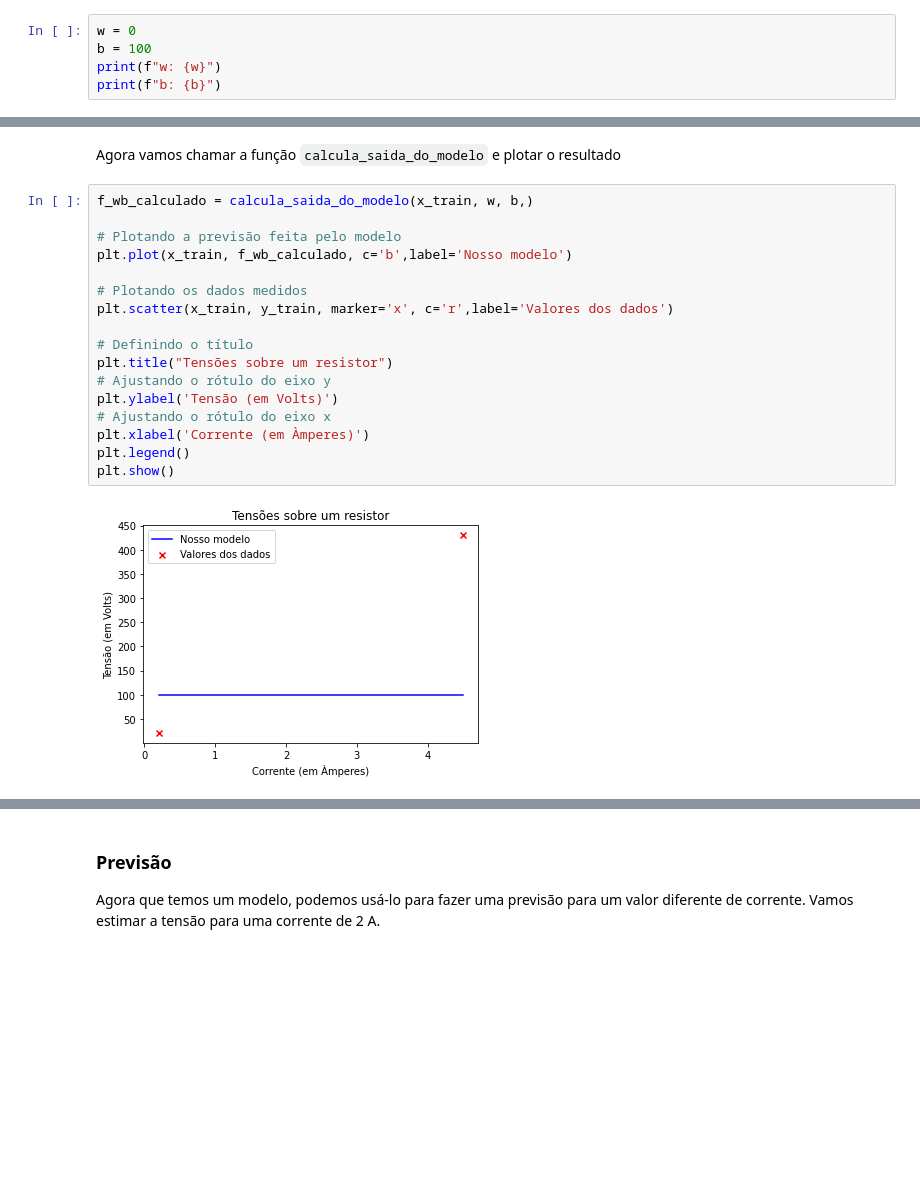
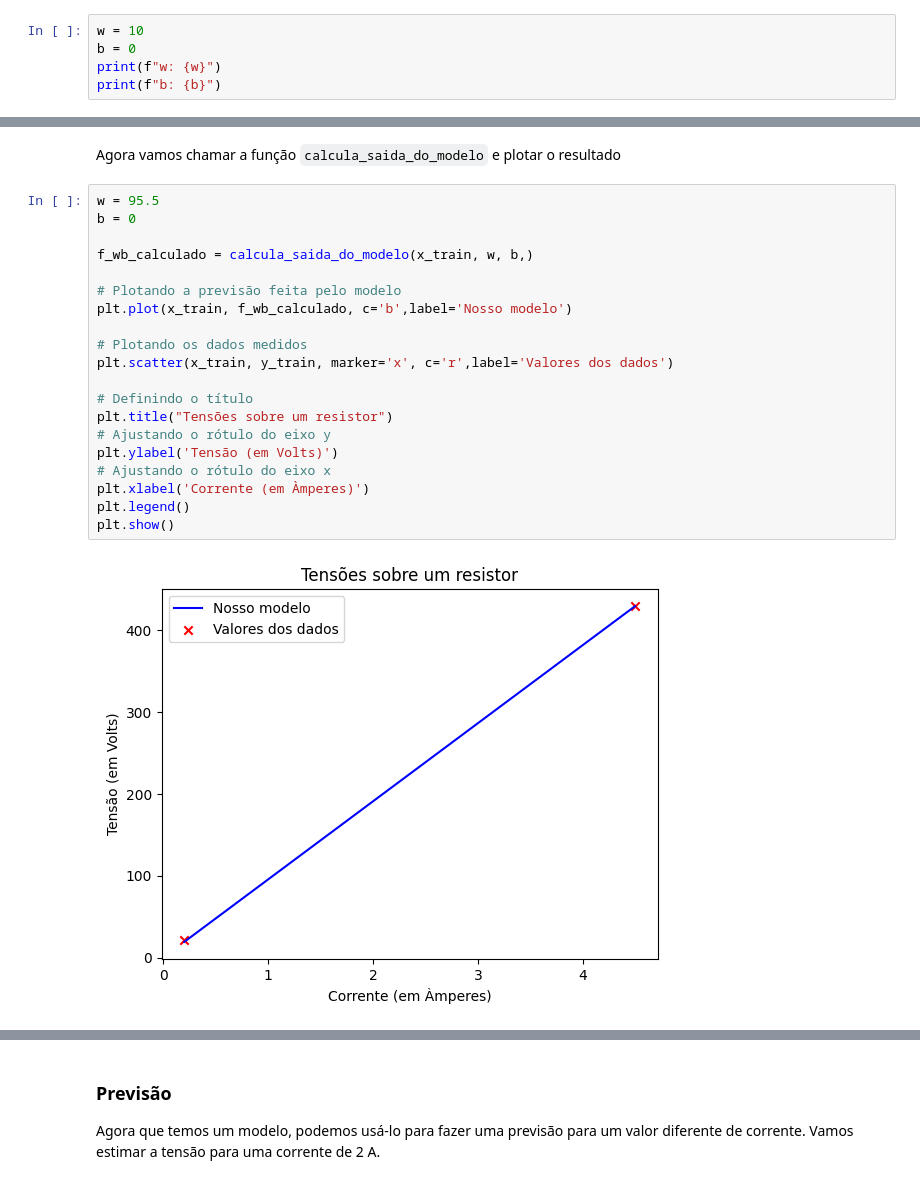
Before and after one commit to jp-turra/TE980_machine_learning, a Jupyter notebook: Aula3/código - Representação do modelo.ipynb, the cells around one changed output, grey strips where cells are left out. Cells and saved outputs as stored; diff of their text form; blank space fills up the shorter version.

```diff
--- a/Aula3/código - Representação do modelo.ipynb
+++ b/Aula3/código - Representação do modelo.ipynb
@@ -108,8 +108,8 @@ Vamos tentar ganhar mais intuição usando o código abaixo. Vamos começar com
 
 **OBS: Você pode retornar à célula abaixo para ajustar diferentes valores para os parâmetros w e b do modelo**
 # %%
-w = 0
-b = 100
+w = 10
+b = 0
 print(f"w: {w}")
 print(f"b: {b}")
 # %% [output]
@@ -144,24 +144,27 @@ def calcula_saida_do_modelo(x, w, b):
 # %% [markdown]
 Agora vamos chamar a função `calcula_saida_do_modelo` e plotar o resultado
 # %%
+w = 95.5
+b = 0
+
 f_wb_calculado = calcula_saida_do_modelo(x_train, w, b,)
 
 # Plotando a previsão feita pelo modelo
 plt.plot(x_train, f_wb_calculado, c='b',label='Nosso modelo')
 
 # Plotando os dados medidos
 plt.scatter(x_train, y_train, marker='x', c='r',label='Valores dos dados')
 
 # Definindo o título
 plt.title("Tensões sobre um resistor")
 # Ajustando o rótulo do eixo y
 plt.ylabel('Tensão (em Volts)')
 # Ajustando o rótulo do eixo x
 plt.xlabel('Corrente (em Àmperes)')
 plt.legend()
 plt.show()
 # %% [output]
-[figure, old version]
+[figure, new version]
 # %% [markdown]
 Como você pode ver, definindo $w = 0$ e $b = 100$ *não* resulta numa reta que se ajusta aos nossos dados.
 
```
Also changed, not shown: parts of 7 cells of this notebook, 4 other files.
